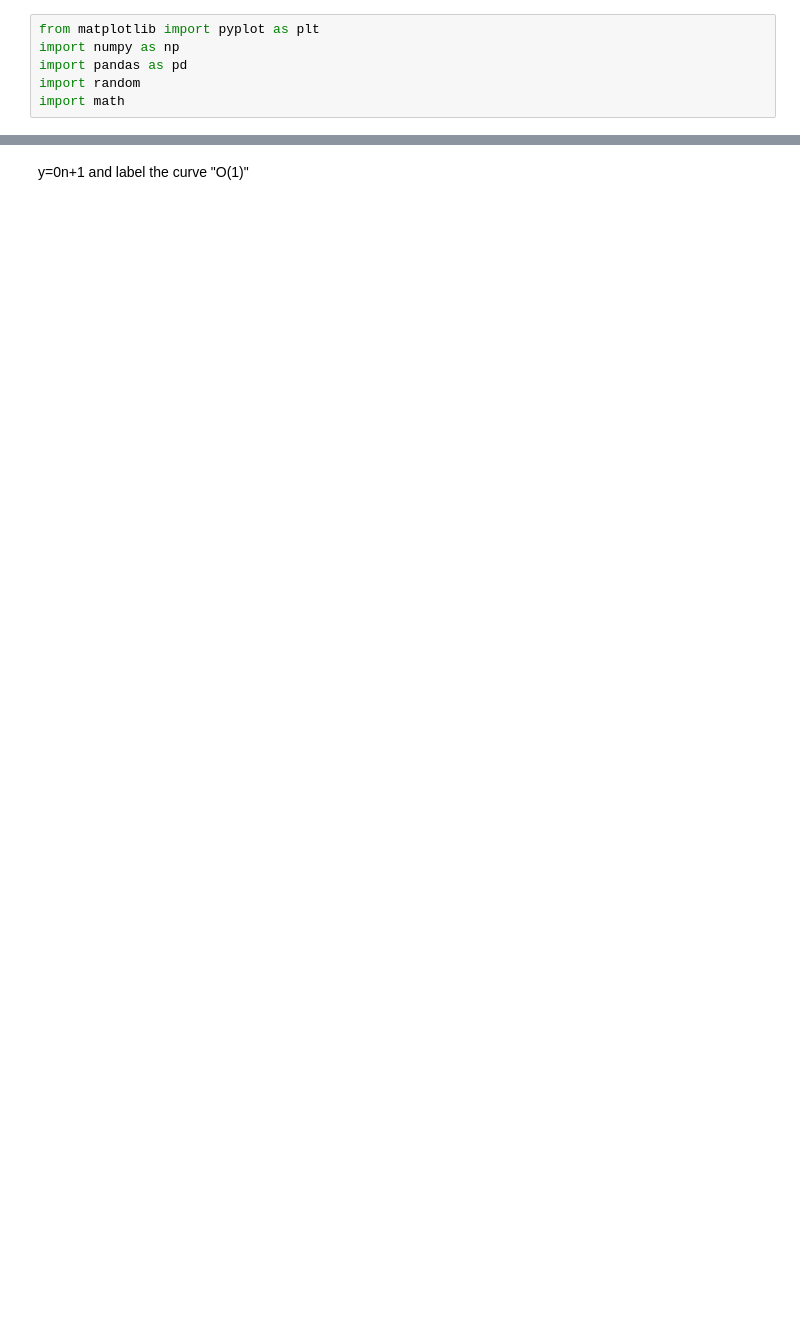
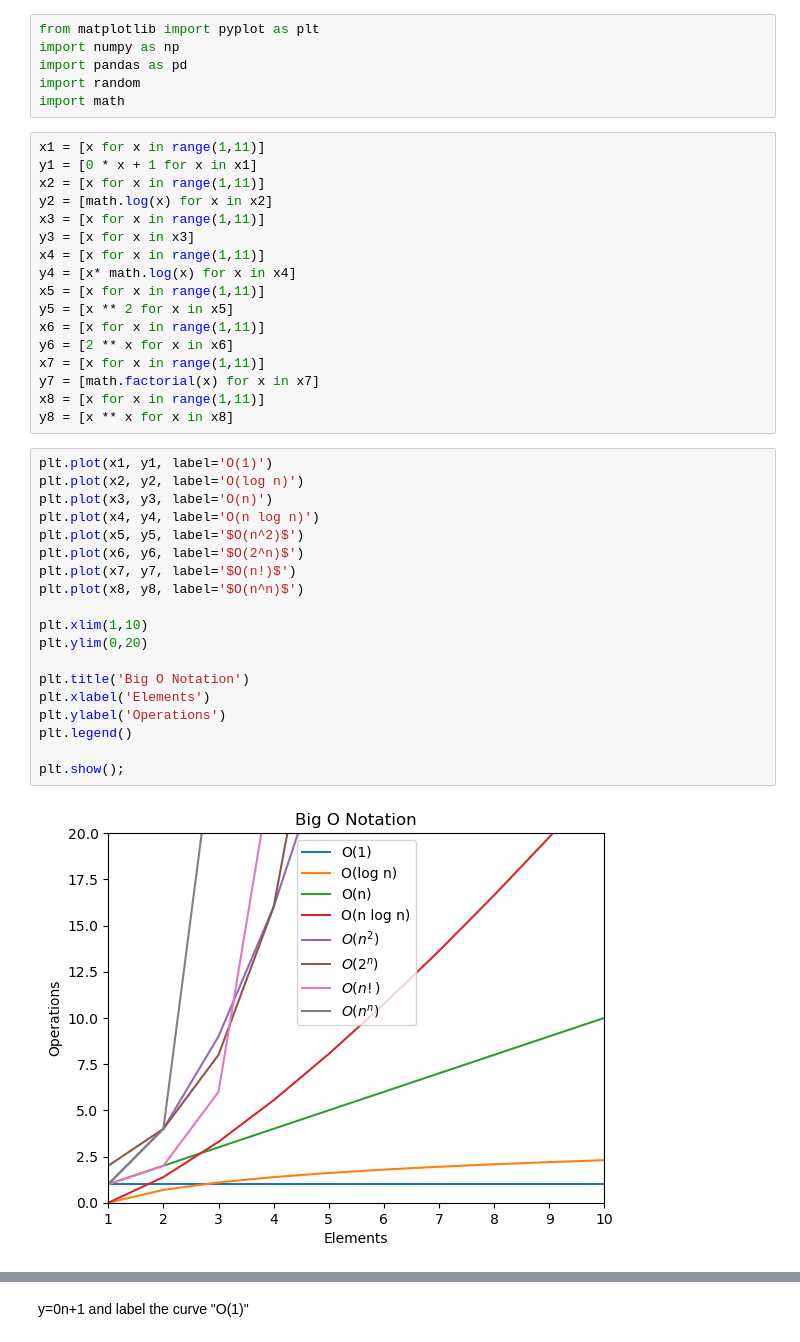
Before and after one commit to Adam-Harris87/numpy-pandas-visualization-exercises, a Jupyter notebook: big_o_notation.ipynb, the cells around one changed output, grey strips where cells are left out. Cells and saved outputs as stored; diff of their text form; blank space fills up the shorter version.

```diff
--- a/big_o_notation.ipynb
+++ b/big_o_notation.ipynb
@@ -16,3 +14,41 @@ import numpy as np
 import pandas as pd
 import random
 import math
+# %%
+x1 = [x for x in range(1,11)]
+y1 = [0 * x + 1 for x in x1]
+x2 = [x for x in range(1,11)]
+y2 = [math.log(x) for x in x2]
+x3 = [x for x in range(1,11)]
+y3 = [x for x in x3]
+x4 = [x for x in range(1,11)]
+y4 = [x* math.log(x) for x in x4]
+x5 = [x for x in range(1,11)]
+y5 = [x ** 2 for x in x5]
+x6 = [x for x in range(1,11)]
+y6 = [2 ** x for x in x6]
+x7 = [x for x in range(1,11)]
+y7 = [math.factorial(x) for x in x7]
+x8 = [x for x in range(1,11)]
+y8 = [x ** x for x in x8]
+# %%
+plt.plot(x1, y1, label='O(1)')
+plt.plot(x2, y2, label='O(log n)')
+plt.plot(x3, y3, label='O(n)')
+plt.plot(x4, y4, label='O(n log n)')
+plt.plot(x5, y5, label='$O(n^2)$')
+plt.plot(x6, y6, label='$O(2^n)$')
+plt.plot(x7, y7, label='$O(n!)$')
+plt.plot(x8, y8, label='$O(n^n)$')
+
+plt.xlim(1,10)
+plt.ylim(0,20)
+
+plt.title('Big O Notation')
+plt.xlabel('Elements')
+plt.ylabel('Operations')
+plt.legend()
+
+plt.show();
+# %% [output]
+[figure, added]
```
Also changed, not shown: parts of 18 cells of this notebook, 2 other files.
